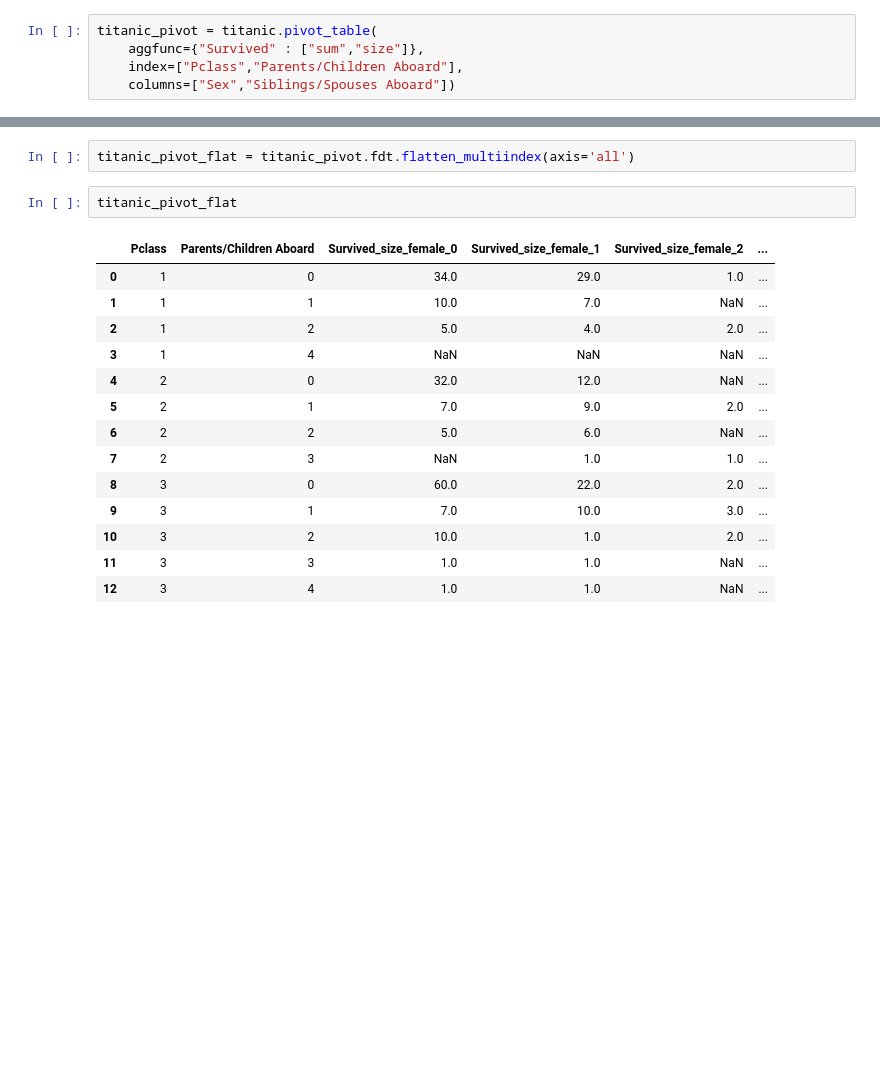
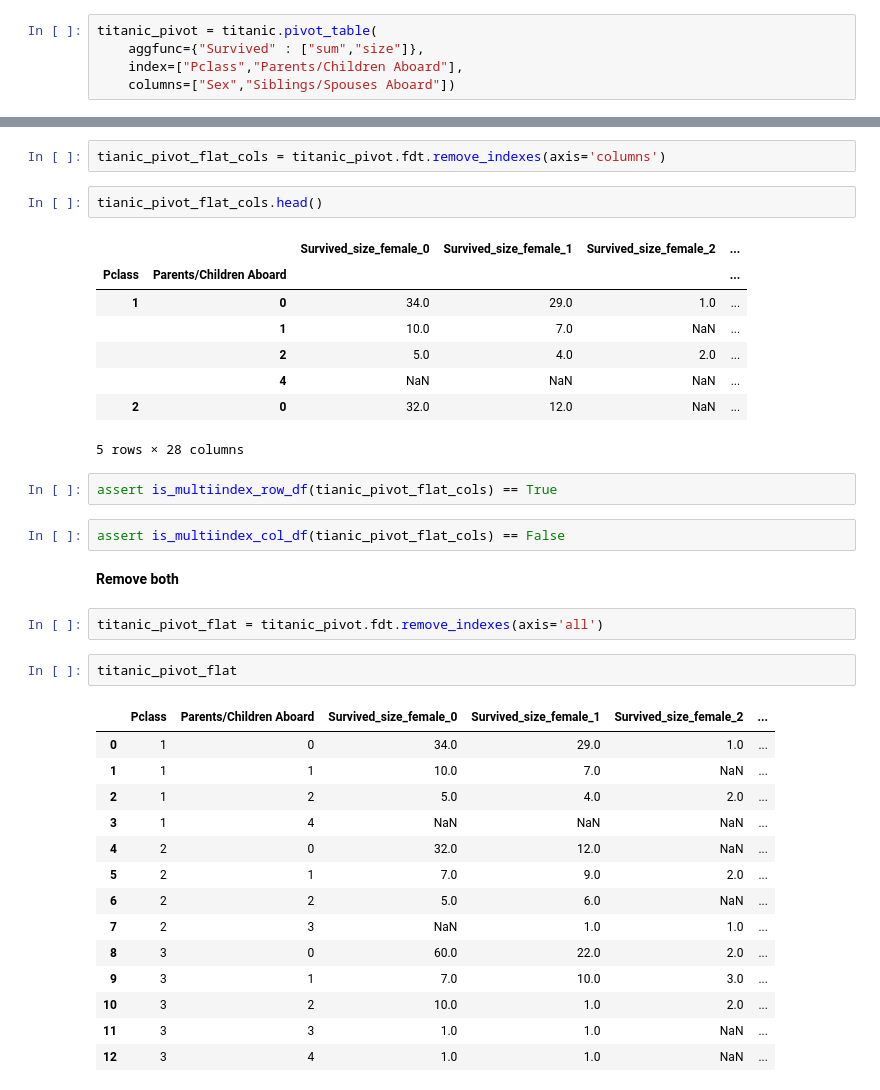
Before and after one commit to molinsp/fastdata, a Jupyter notebook: 00_core.ipynb, the cells around one changed output, grey strips where cells are left out. Saved outputs shown, nothing was run; the diff lists cells and outputs as text; blank space fills up the shorter version.

```diff
--- a/00_core.ipynb
+++ b/00_core.ipynb
@@ -88,5 +125,24 @@ titanic_pivot
+# %%
+tianic_pivot_flat_cols = titanic_pivot.fdt.remove_indexes(axis='columns')
+# %%
+tianic_pivot_flat_cols.head()
+# %% [output]
+|  |  | Survived_size_female_0 | Survived_size_female_1 | Survived_size_female_2 | ... |
+| Pclass | Parents/Children Aboard |  |  |  | ... |
+| 1 | 0 | 34.0 | 29.0 | 1.0 | ... |
+|  | 1 | 10.0 | 7.0 | NaN | ... |
+|  | 2 | 5.0 | 4.0 | 2.0 | ... |
+|  | 4 | NaN | NaN | NaN | ... |
+| 2 | 0 | 32.0 | 12.0 | NaN | ... |
+5 rows × 28 columns
+# %%
+assert is_multiindex_row_df(tianic_pivot_flat_cols) == True
+# %%
+assert is_multiindex_col_df(tianic_pivot_flat_cols) == False
+# %% [markdown]
+**Remove both**
 # %%
-titanic_pivot_flat = titanic_pivot.fdt.flatten_multiindex(axis='all')
+titanic_pivot_flat = titanic_pivot.fdt.remove_indexes(axis='all')
 # %%
 titanic_pivot_flat
 # %% [output]
```
Also changed, not shown: parts of 59 cells of this notebook, 6 other files.
